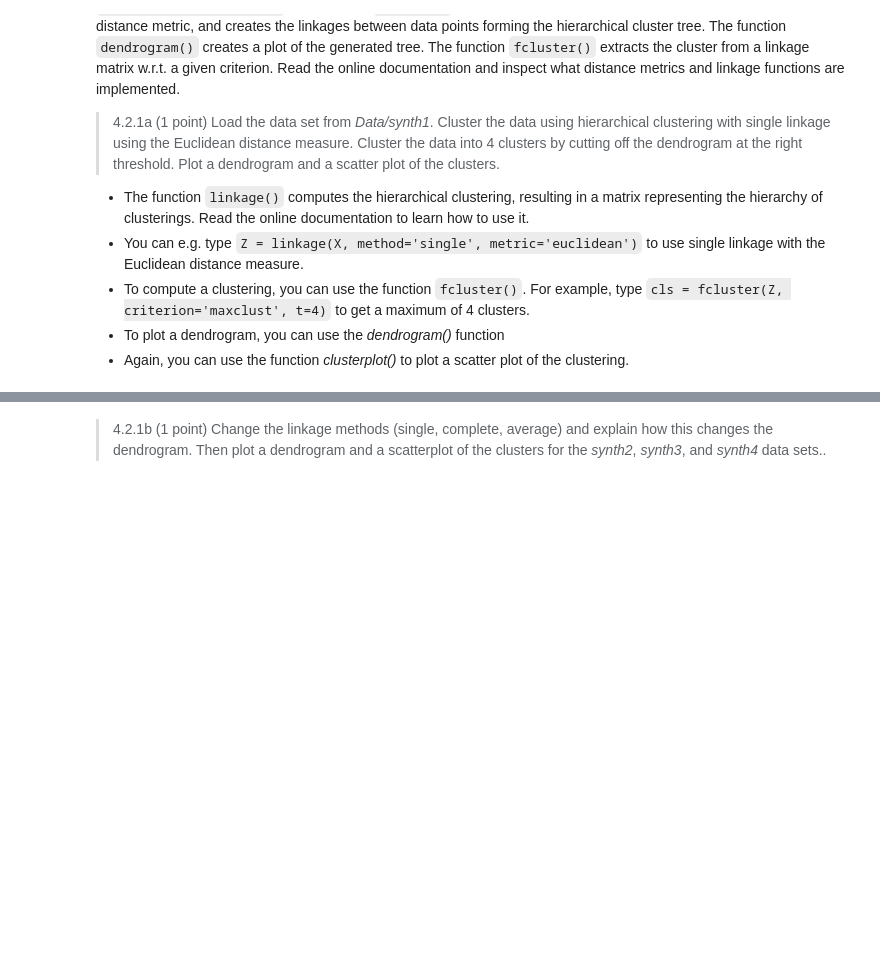
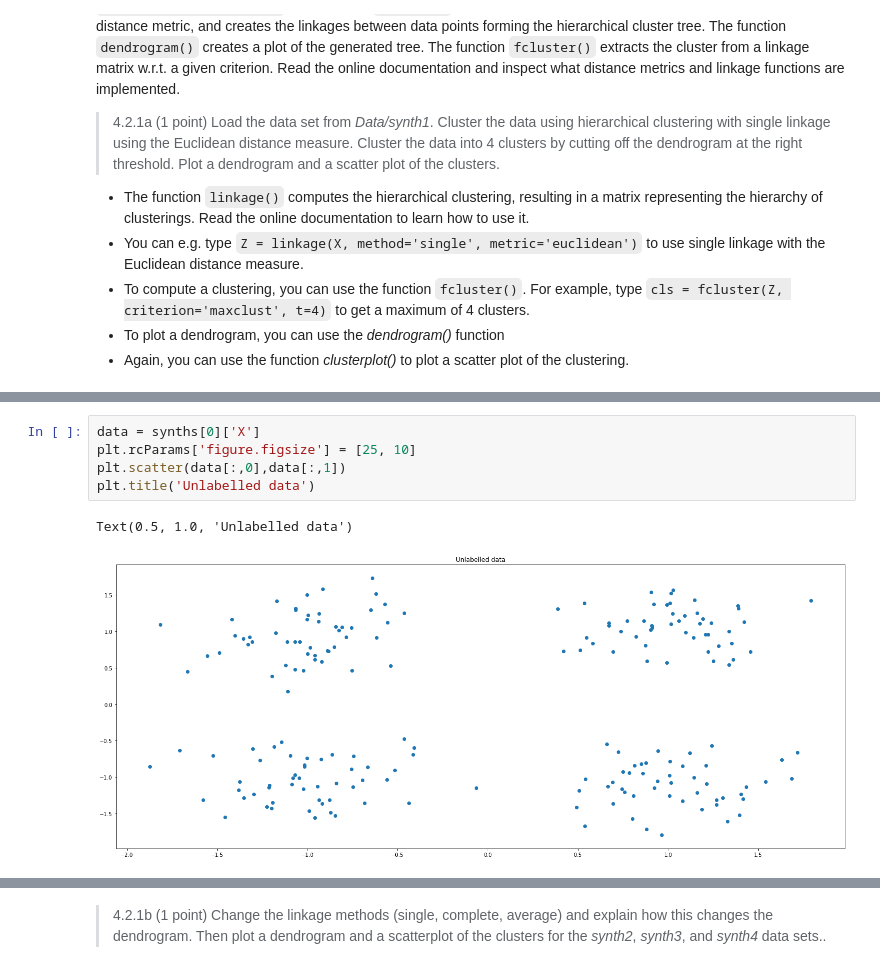
Before and after one commit to gabrielraya/Data-Mining, a Jupyter notebook: Assignment_4/Assignment_4.ipynb, the cells around one changed output, grey strips where cells are left out. Cells and saved outputs as stored; diff of their text form; blank space fills up the shorter version.

```diff
--- a/Assignment_4/Assignment_4.ipynb
+++ b/Assignment_4/Assignment_4.ipynb
@@ -344,0 +393,8 @@ from sklearn.cluster import hierarchy
+# %%
+data = synths[0]['X']
+plt.rcParams['figure.figsize'] = [25, 10]
+plt.scatter(data[:,0],data[:,1])
+plt.title('Unlabelled data')
+# %% [output]
+Text(0.5, 1.0, 'Unlabelled data')
+[figure, added]
```
Also changed, not shown: parts of 7 cells of this notebook.
